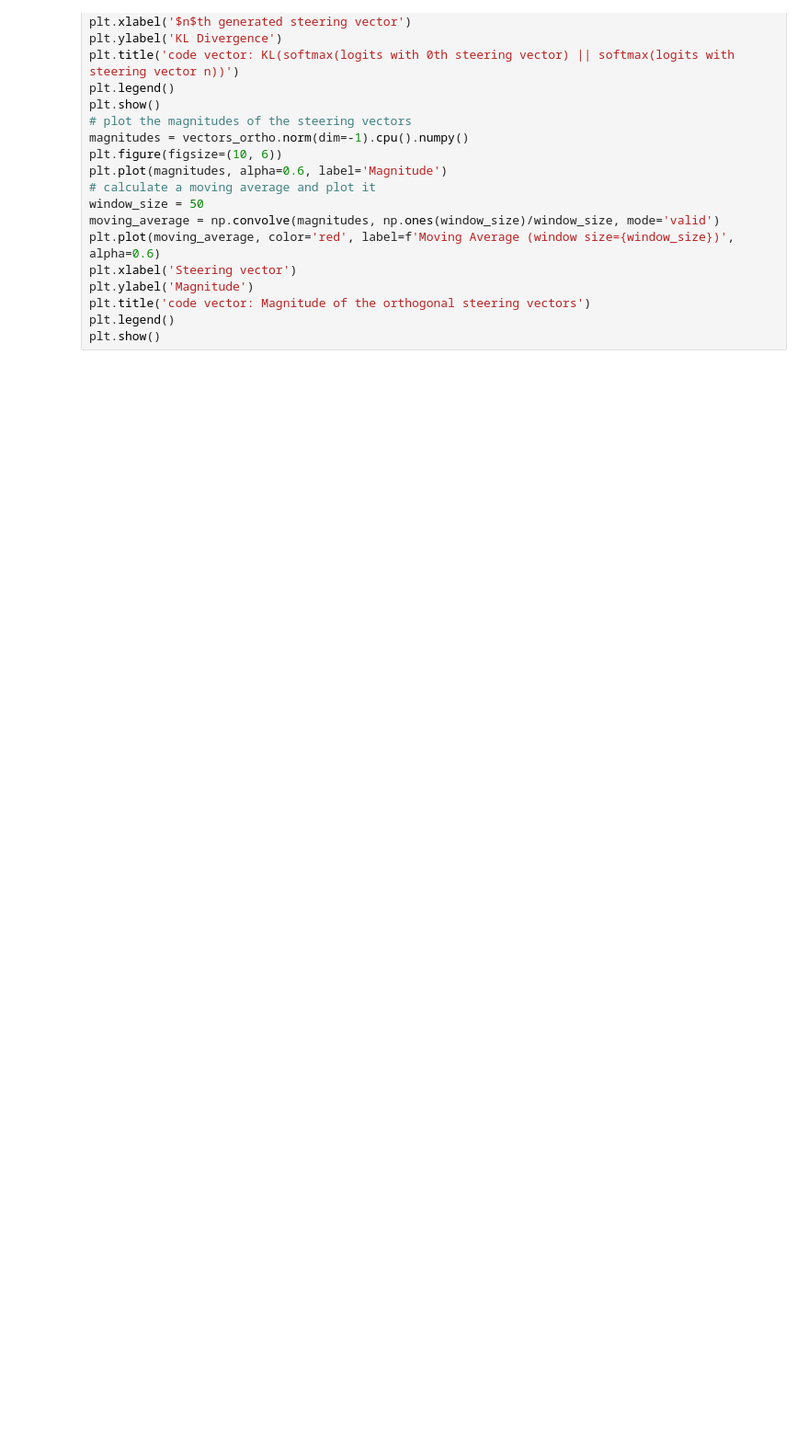
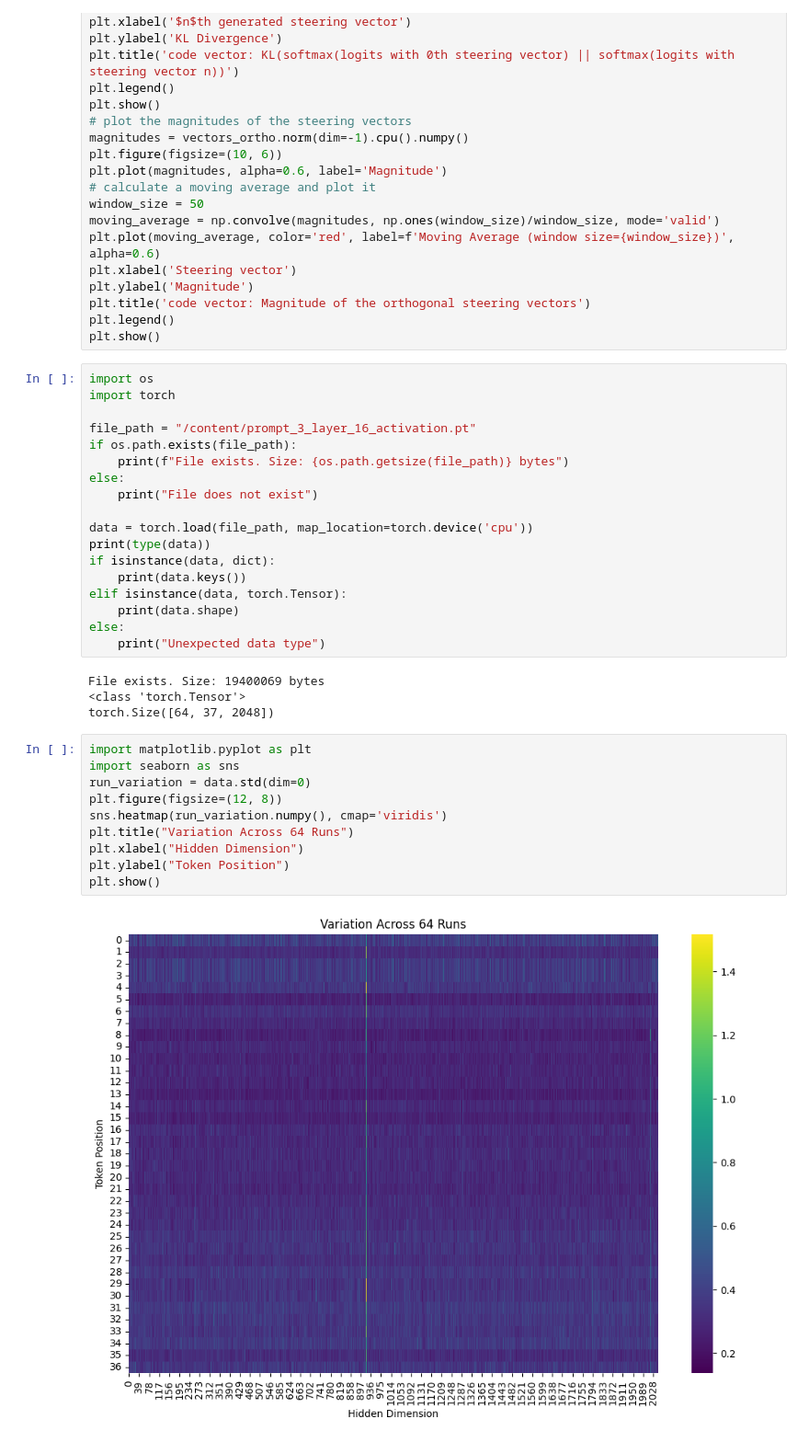
Before and after one commit to ducndh/refusal-orthogonal-vector, a Jupyter notebook: unsupervised_steering_vector_test.ipynb, the cells around one changed output. Shown at 92% size. Drawn from its saved outputs; the diff is of its cells as text; blank space fills up the shorter version.

```diff
--- a/unsupervised_steering_vector_test.ipynb
+++ b/unsupervised_steering_vector_test.ipynb
@@ -197,3 +225,37 @@ plt.ylabel('Magnitude')
 plt.title('code vector: Magnitude of the orthogonal steering vectors')
 plt.legend()
 plt.show()
+# %%
+import os
+import torch
+
+file_path = "/content/prompt_3_layer_16_activation.pt"
+if os.path.exists(file_path):
+    print(f"File exists. Size: {os.path.getsize(file_path)} bytes")
+else:
+    print("File does not exist")
+
+data = torch.load(file_path, map_location=torch.device('cpu'))
+print(type(data))
+if isinstance(data, dict):
+    print(data.keys())
+elif isinstance(data, torch.Tensor):
+    print(data.shape)
+else:
+    print("Unexpected data type")
+# %% [output]
+File exists. Size: 19400069 bytes
+<class 'torch.Tensor'>
+torch.Size([64, 37, 2048])
+# %%
+import matplotlib.pyplot as plt
+import seaborn as sns
+run_variation = data.std(dim=0)
+plt.figure(figsize=(12, 8))
+sns.heatmap(run_variation.numpy(), cmap='viridis')
+plt.title("Variation Across 64 Runs")
+plt.xlabel("Hidden Dimension")
+plt.ylabel("Token Position")
+plt.show()
+# %% [output]
+[figure, added]
```
Also changed, not shown: parts of 13 cells of this notebook.
